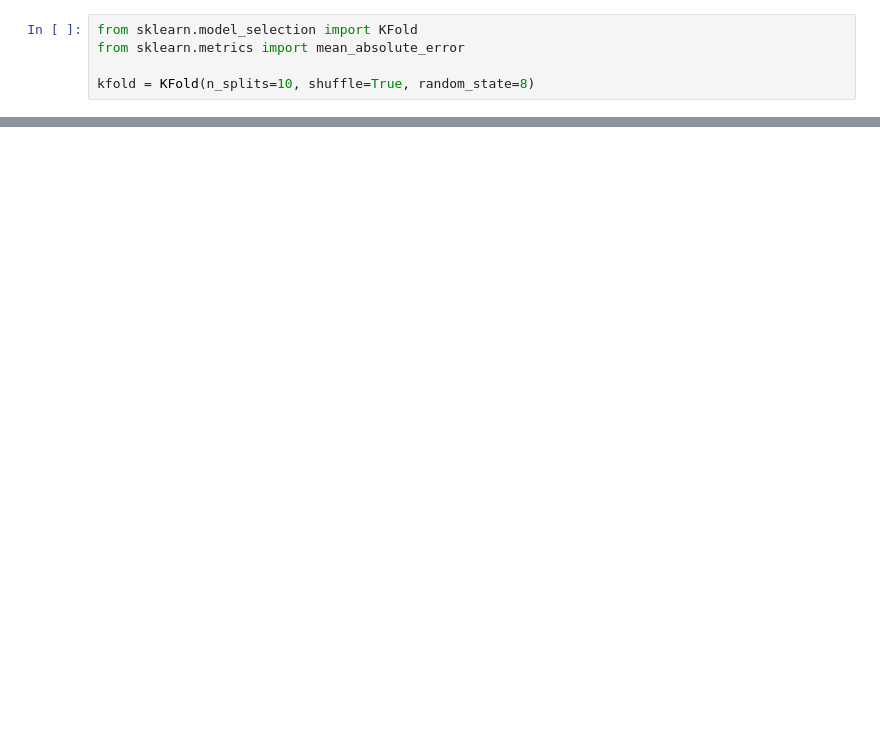
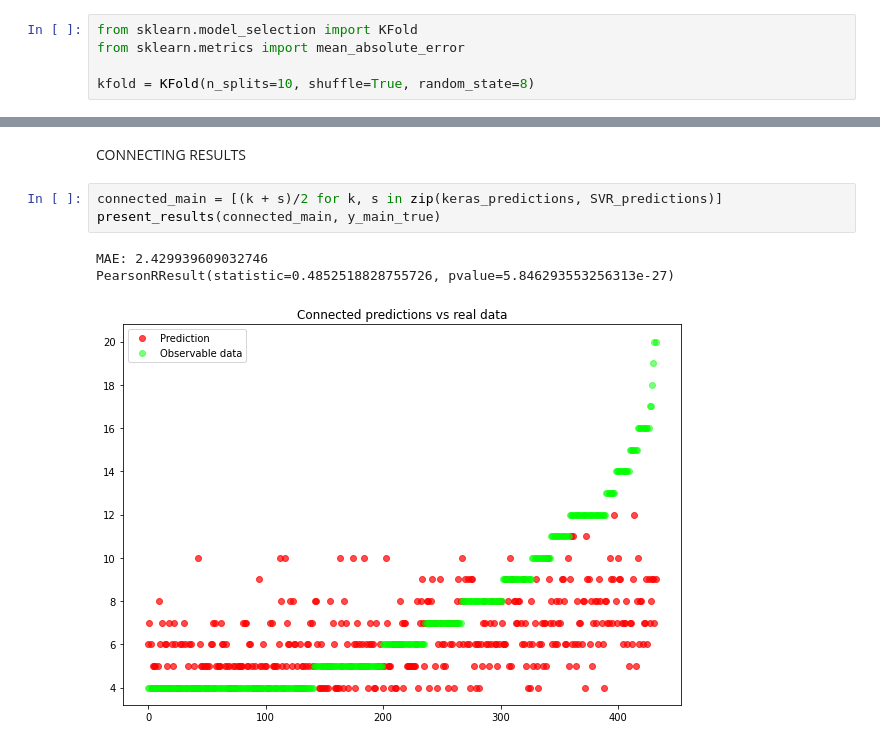
Before and after one commit to agatumm420/NLP_GamingAdd, a Jupyter notebook: main.ipynb, the cells around one changed output, grey strips where cells are left out. Drawn from its saved outputs; the diff is of its cells as text; blank space fills up the shorter version.

```diff
--- a/main.ipynb
+++ b/main.ipynb
@@ -146,0 +273,9 @@ PearsonRResult(statistic=0.28408414700935936, pvalue=0.00635276261573187)
+# %% [markdown]
+CONNECTING RESULTS
+# %%
+connected_main = [(k + s)/2 for k, s in zip(keras_predictions, SVR_predictions)]
+present_results(connected_main, y_main_true)
+# %% [output]
+MAE: 2.429939609032746
+PearsonRResult(statistic=0.4852518828755726, pvalue=5.846293553256313e-27)
+[figure, added]
```
Also changed, not shown: parts of 18 cells of this notebook.
